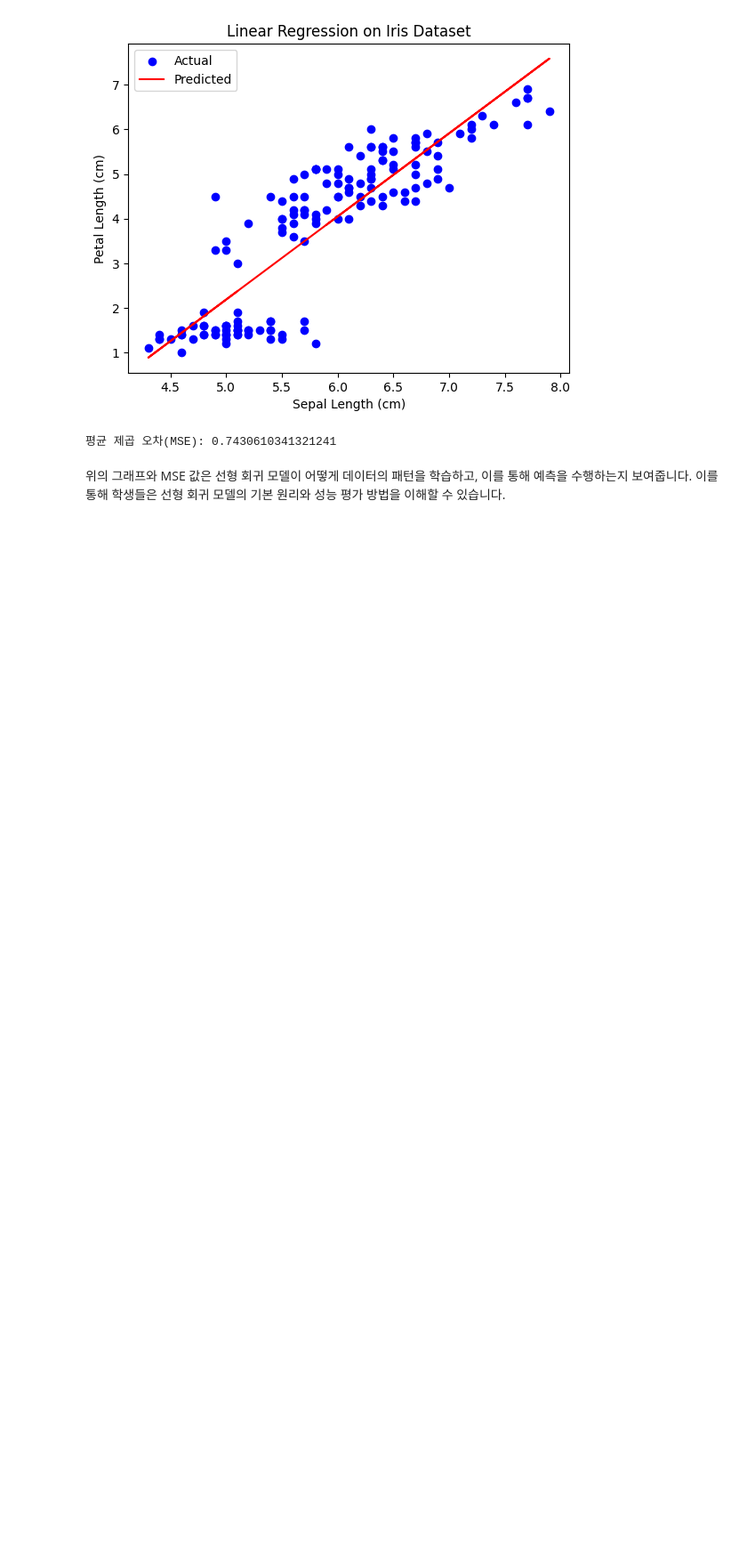
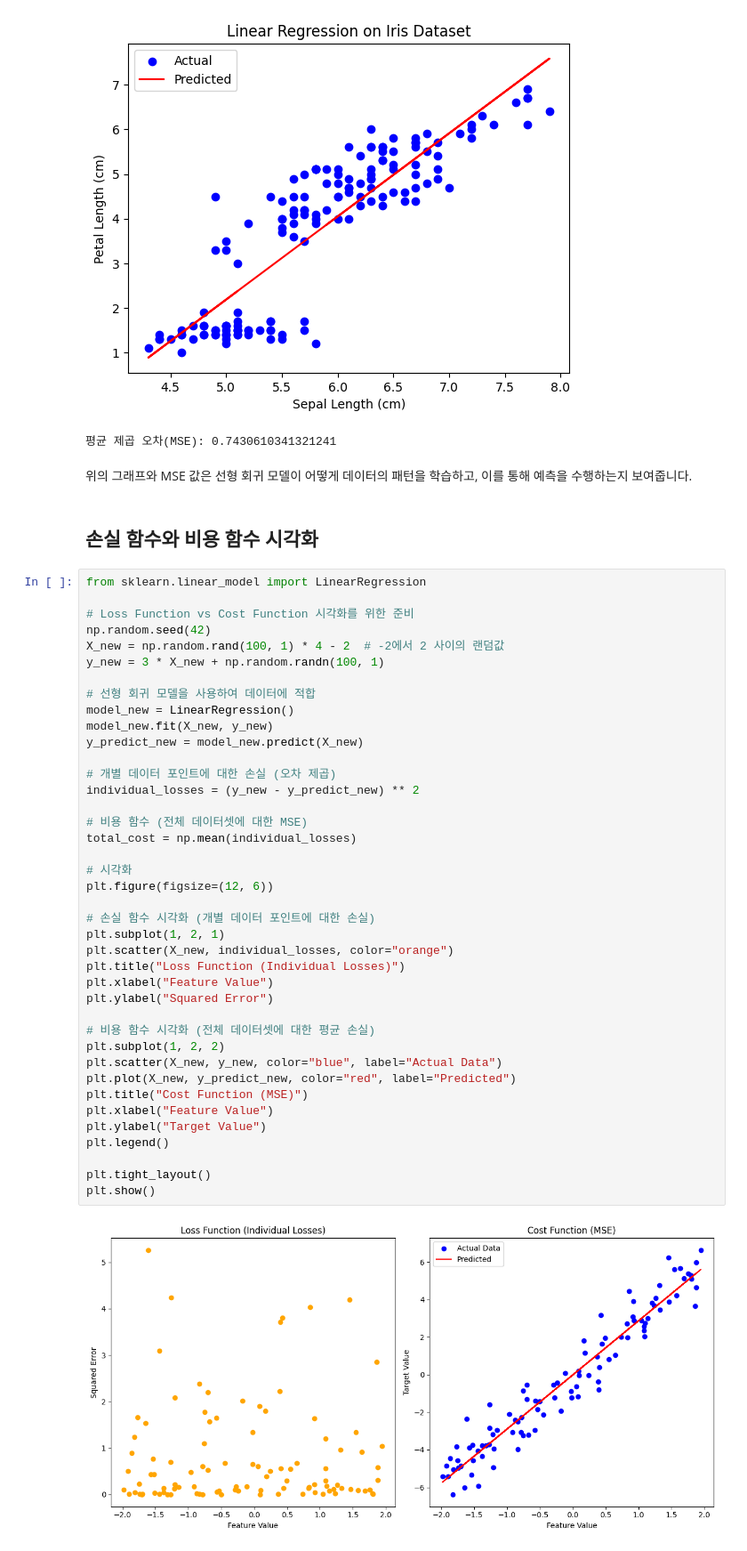
Before and after one commit to entelecheia/aibasics, a Jupyter notebook: book/week05/lab.ipynb, the cells around one changed output. Shown at 89% size. Cells and saved outputs as stored; diff of their text form; blank space fills up the shorter version.

```diff
--- a/book/week05/lab.ipynb
+++ b/book/week05/lab.ipynb
@@ -263,4 +263,48 @@ print("평균 제곱 오차(MSE):", mse)
 [figure]
 평균 제곱 오차(MSE): 0.7430610341321241
 # %% [markdown]
-위의 그래프와 MSE 값은 선형 회귀 모델이 어떻게 데이터의 패턴을 학습하고, 이를 통해 예측을 수행하는지 보여줍니다. 이를 통해 학생들은 선형 회귀 모델의 기본 원리와 성능 평가 방법을 이해할 수 있습니다.
+위의 그래프와 MSE 값은 선형 회귀 모델이 어떻게 데이터의 패턴을 학습하고, 이를 통해 예측을 수행하는지 보여줍니다.
+# %% [markdown]
+## 손실 함수와 비용 함수 시각화
+# %%
+from sklearn.linear_model import LinearRegression
+
+# Loss Function vs Cost Function 시각화를 위한 준비
+np.random.seed(42)
+X_new = np.random.rand(100, 1) * 4 - 2  # -2에서 2 사이의 랜덤값
+y_new = 3 * X_new + np.random.randn(100, 1)
+
+# 선형 회귀 모델을 사용하여 데이터에 적합
+model_new = LinearRegression()
+model_new.fit(X_new, y_new)
+y_predict_new = model_new.predict(X_new)
+
+# 개별 데이터 포인트에 대한 손실 (오차 제곱)
+individual_losses = (y_new - y_predict_new) ** 2
+
+# 비용 함수 (전체 데이터셋에 대한 MSE)
+total_cost = np.mean(individual_losses)
+
+# 시각화
+plt.figure(figsize=(12, 6))
+
+# 손실 함수 시각화 (개별 데이터 포인트에 대한 손실)
+plt.subplot(1, 2, 1)
+plt.scatter(X_new, individual_losses, color="orange")
+plt.title("Loss Function (Individual Losses)")
+plt.xlabel("Feature Value")
+plt.ylabel("Squared Error")
+
+# 비용 함수 시각화 (전체 데이터셋에 대한 평균 손실)
+plt.subplot(1, 2, 2)
+plt.scatter(X_new, y_new, color="blue", label="Actual Data")
+plt.plot(X_new, y_predict_new, color="red", label="Predicted")
+plt.title("Cost Function (MSE)")
+plt.xlabel("Feature Value")
+plt.ylabel("Target Value")
+plt.legend()
+
+plt.tight_layout()
+plt.show()
+# %% [output]
+[figure, added]
```
Also changed, not shown: parts of 7 cells of this notebook, 1 other file.
